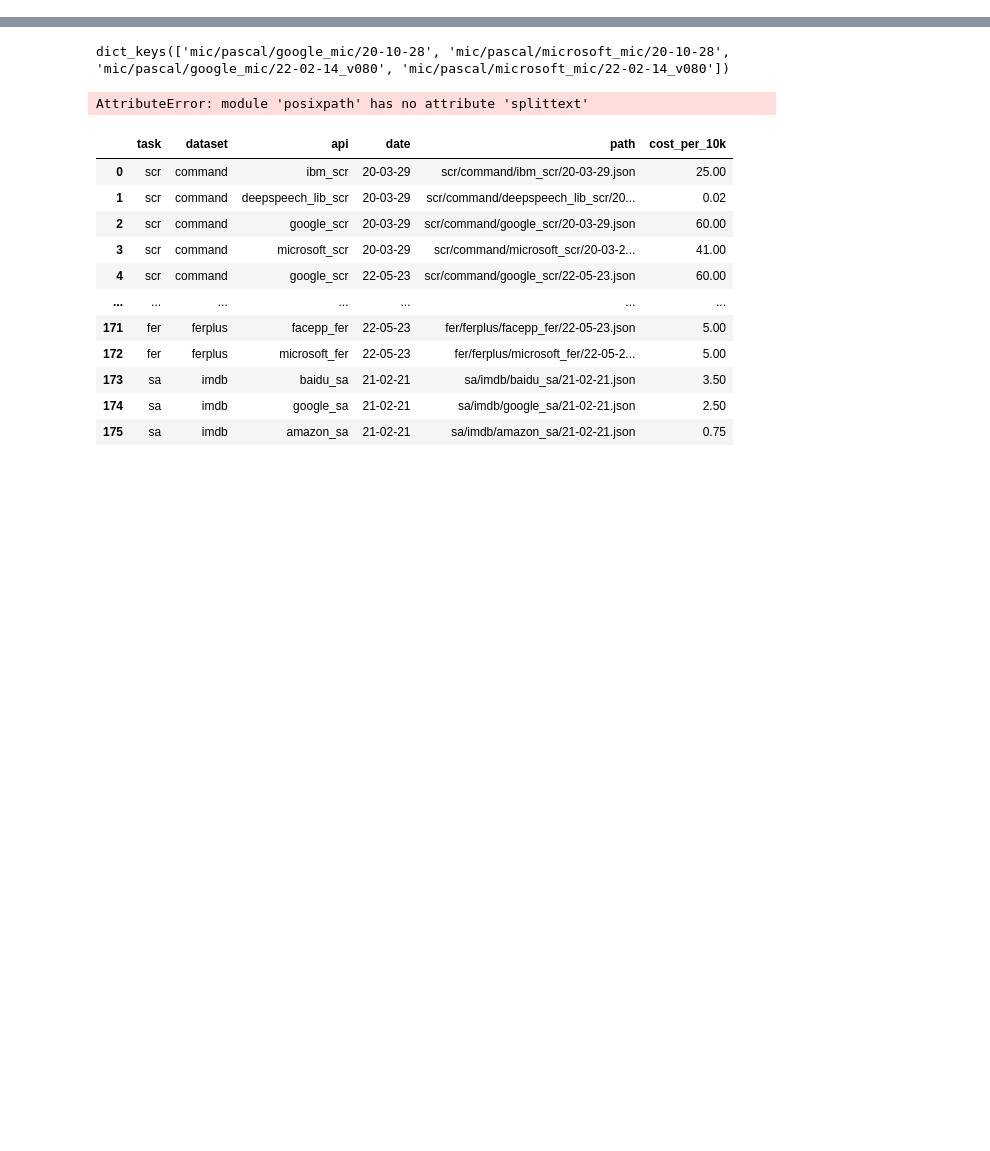
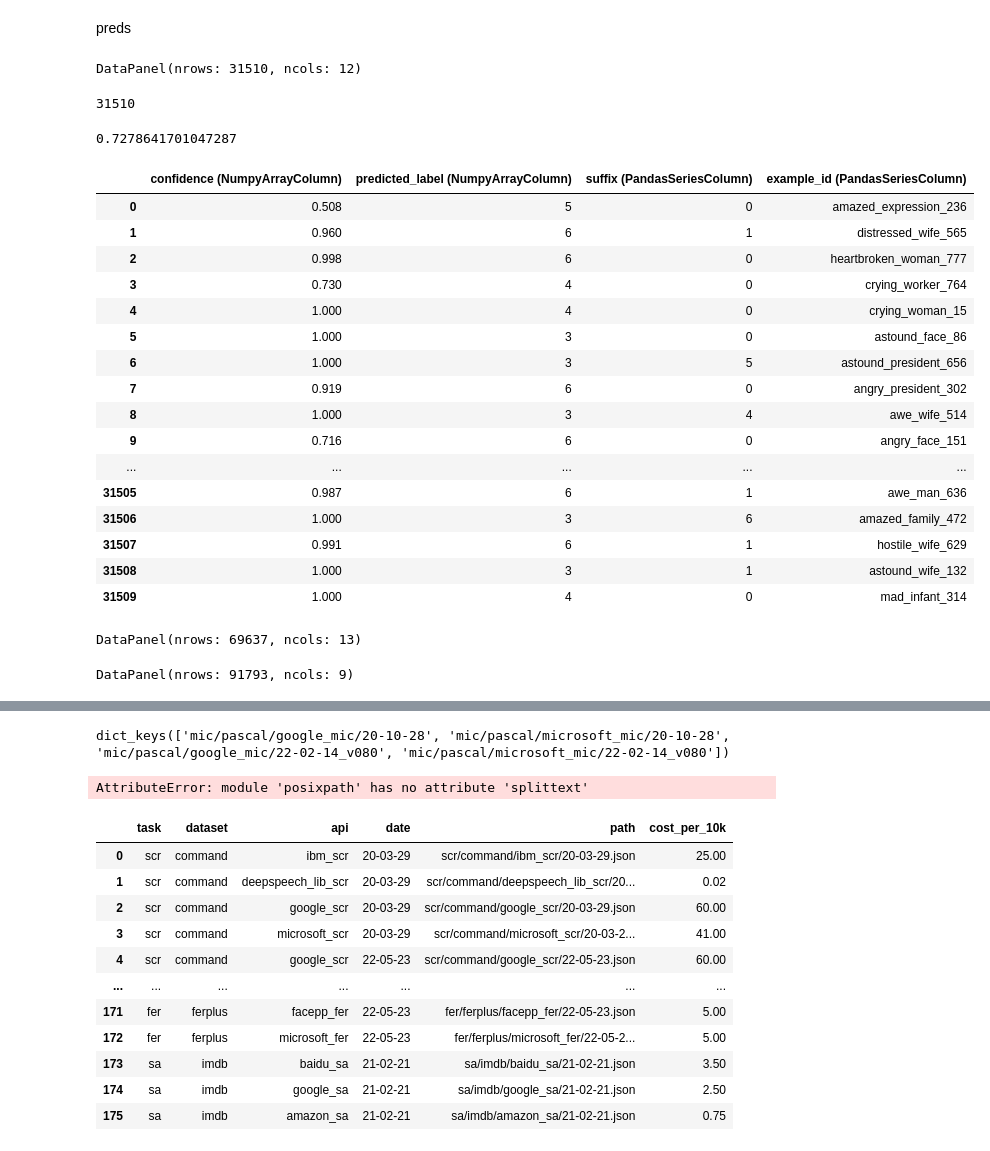
Before and after one commit to lchen001/HAPI, a Jupyter notebook: examples/dev.ipynb, the cells around one changed output, grey strips where cells are left out. Saved outputs shown, nothing was run; the diff lists cells and outputs as text; code cells hidden in the pictures; blank space fills up the shorter version.

```diff
--- a/examples/dev.ipynb
+++ b/examples/dev.ipynb
@@ -8,0 +12,2 @@ os.name
+# %%
+mk.config.display.max_image_height=300
@@ -8,0 +35,45 @@ os.name
+# %% [markdown]
+preds
+# %%
+preds["fer/expw/microsoft_fer/21-02-16"]
+# %% [output]
+DataPanel(nrows: 31510, ncols: 12)
+# %%
+pred_dp = mk.DataPanel(predictions["fer/expw/microsoft_fer/21-02-16"])
+dp = pred_dp.merge(dp, on="example_id")
+# %%
+len(dp)
+# %% [output]
+31510
+# %%
+(dp["predicted_label"].to_pandas() == dp["expression_label"]).mean()
+# %% [output]
+0.7278641701047287
+# %%
+pred_dp
+# %% [output]
+|  | confidence (NumpyArrayColumn) | predicted_label (NumpyArrayColumn) | suffix (PandasSeriesColumn) | example_id (PandasSeriesColumn) |
+| 0 | 0.508 | 5 | 0 | amazed_expression_236 |
+| 1 | 0.960 | 6 | 1 | distressed_wife_565 |
+| 2 | 0.998 | 6 | 0 | heartbroken_woman_777 |
+| 3 | 0.730 | 4 | 0 | crying_worker_764 |
+| 4 | 1.000 | 4 | 0 | crying_woman_15 |
+| 5 | 1.000 | 3 | 0 | astound_face_86 |
+| 6 | 1.000 | 3 | 5 | astound_president_656 |
+| 7 | 0.919 | 6 | 0 | angry_president_302 |
+| 8 | 1.000 | 3 | 4 | awe_wife_514 |
+| 9 | 0.716 | 6 | 0 | angry_face_151 |
+| ... | ... | ... | ... | ... |
+| 31505 | 0.987 | 6 | 1 | awe_man_636 |
+| 31506 | 1.000 | 3 | 6 | amazed_family_472 |
+| 31507 | 0.991 | 6 | 1 | hostile_wife_629 |
+| 31508 | 1.000 | 3 | 1 | astound_wife_132 |
+| 31509 | 1.000 | 4 | 0 | mad_infant_314 |
+# %%
+pred_dp.merge(dp, on="example_id")
+# %% [output]
+DataPanel(nrows: 69637, ncols: 13)
+# %%
+dp
+# %% [output]
+DataPanel(nrows: 91793, ncols: 9)
```
Also changed, not shown: parts of 27 cells of this notebook, 1 other file.
